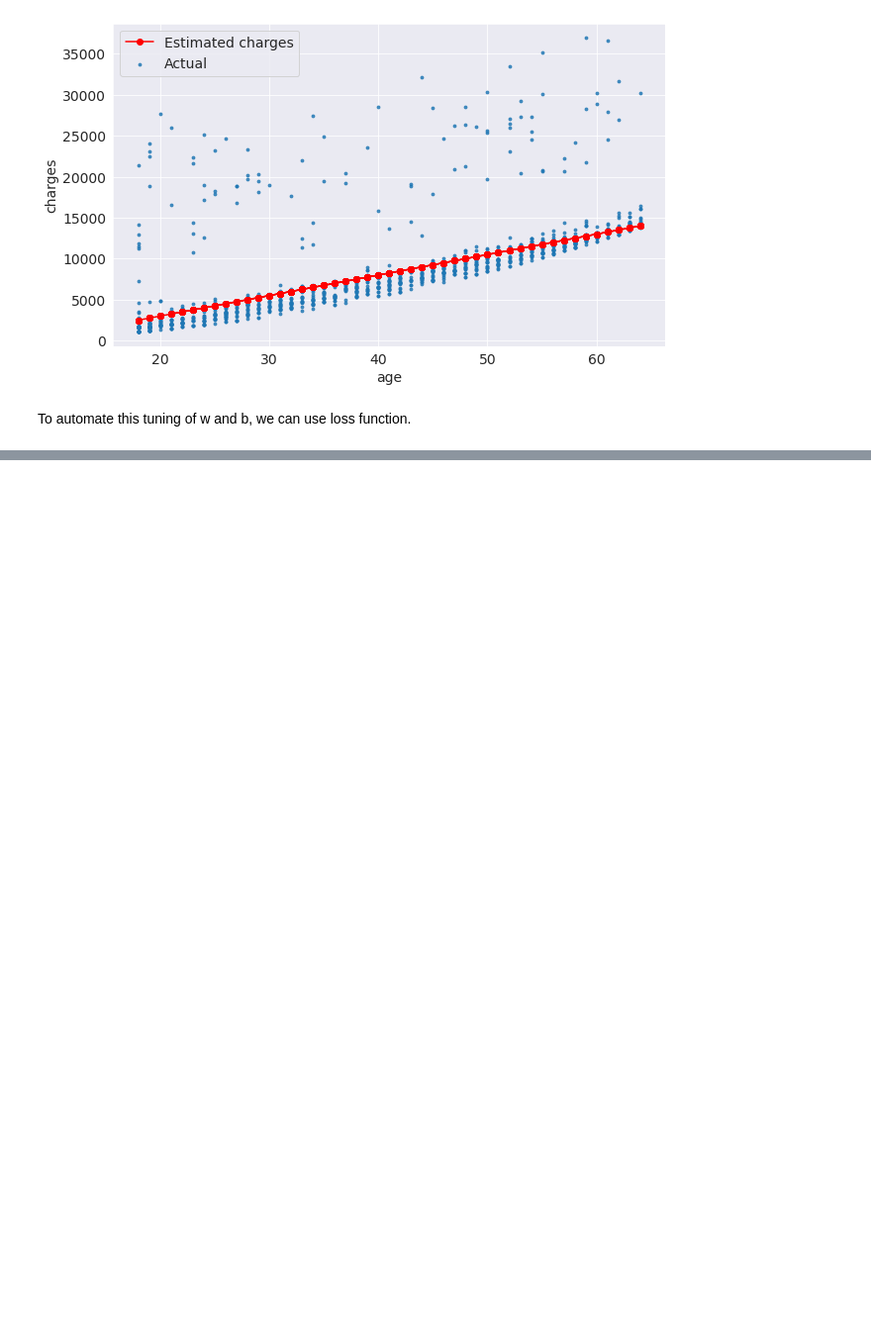
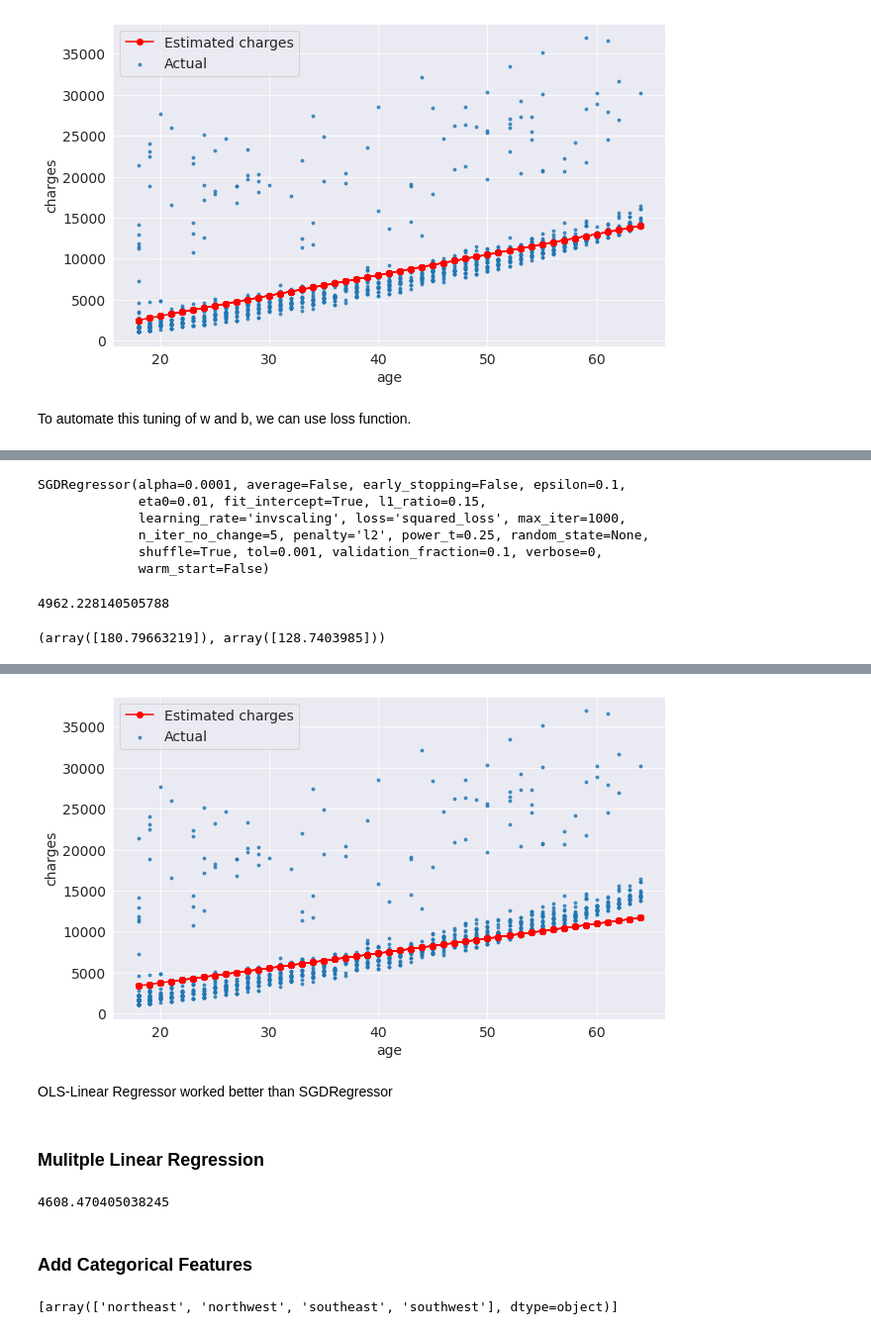
Before and after one commit to shelly2904/DATA_SCIENCE, a Jupyter notebook: MachineLearning/Applied_Linear_Regression.ipynb, the cells around one changed output, grey strips where cells are left out. Shown at 99% size. Saved outputs shown, nothing was run; the diff lists cells and outputs as text; code cells hidden in the pictures; blank space fills up the shorter version.

```diff
--- a/MachineLearning/Applied_Linear_Regression.ipynb
+++ b/MachineLearning/Applied_Linear_Regression.ipynb
@@ -357,0 +365,13 @@ def rmse(actual, predicted):
+# %%
+def parameter_tune(w, b):
+  ages = non_smoker_df.age
+  charges = non_smoker_df.charges
+  estimated_charges = predict(ages, w, b)
+  plt.plot(ages, estimated_charges, 'r-o')
+  plt.scatter(ages, actual, s=8, alpha=0.8)
+  plt.xlabel('age')
+  plt.ylabel('charges')
+  plt.legend(['Estimated charges','Actual'])
+
+  loss = rmse(charges, estimated_charges)
+  print("RMSE Loss: ", loss)
@@ -357,0 +399,4 @@ def rmse(actual, predicted):
+# %%
+#model = LinearRegression()
+
+model = SGDRegressor()
@@ -357,0 +423,12 @@ def rmse(actual, predicted):
+# %%
+X = non_smoker_df[['age']]
+y = non_smoker_df['charges']
+# %%
+model.fit(X, y)
+# %% [output]
+SGDRegressor(alpha=0.0001, average=False, early_stopping=False, epsilon=0.1,
+             eta0=0.01, fit_intercept=True, l1_ratio=0.15,
+             learning_rate='invscaling', loss='squared_loss', max_iter=1000,
+             n_iter_no_change=5, penalty='l2', power_t=0.25, random_state=None,
+             shuffle=True, tol=0.001, validation_fraction=0.1, verbose=0,
+             warm_start=False)
@@ -357,0 +437,11 @@ def rmse(actual, predicted):
+# %%
+rmse(predictions, y)
+# %% [output]
+4962.228140505788
+# %%
+model.coef_, model.intercept_  # close to guess
+# %% [output]
+(array([180.79663219]), array([128.7403985]))
+# %%
+parameter_tune(model.coef_, model.intercept_)
+# %% [output]
@@ -357,0 +449,5 @@ def rmse(actual, predicted):
+[figure, added]
+# %% [markdown]
+OLS-Linear Regressor worked better than SGDRegressor
+# %% [markdown]
+### Mulitple Linear Regression
@@ -357,0 +460,6 @@ def rmse(actual, predicted):
+# %%
+rmse(predictions, y)
+# %% [output]
+4608.470405038245
+# %% [markdown]
+### Add Categorical Features
@@ -357,0 +472,8 @@ def rmse(actual, predicted):
+# %%
+from sklearn.preprocessing import OneHotEncoder
+
+enc = OneHotEncoder()
+one_hot = enc.fit_transform(df[['region']]).toarray()
+enc.categories_
+# %% [output]
+[array(['northeast', 'northwest', 'southeast', 'southwest'], dtype=object)]
```
Also changed, not shown: parts of 21 cells of this notebook.
